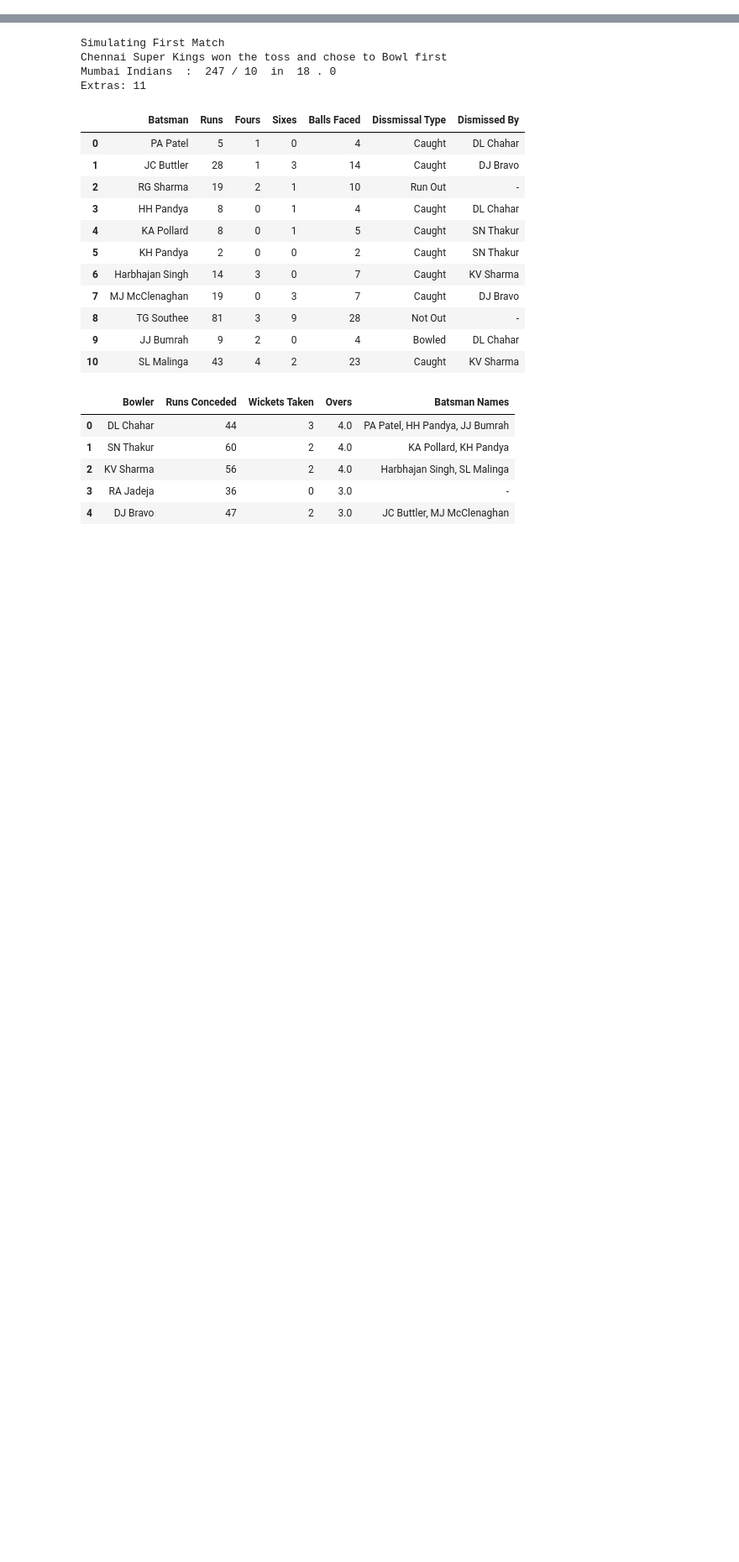
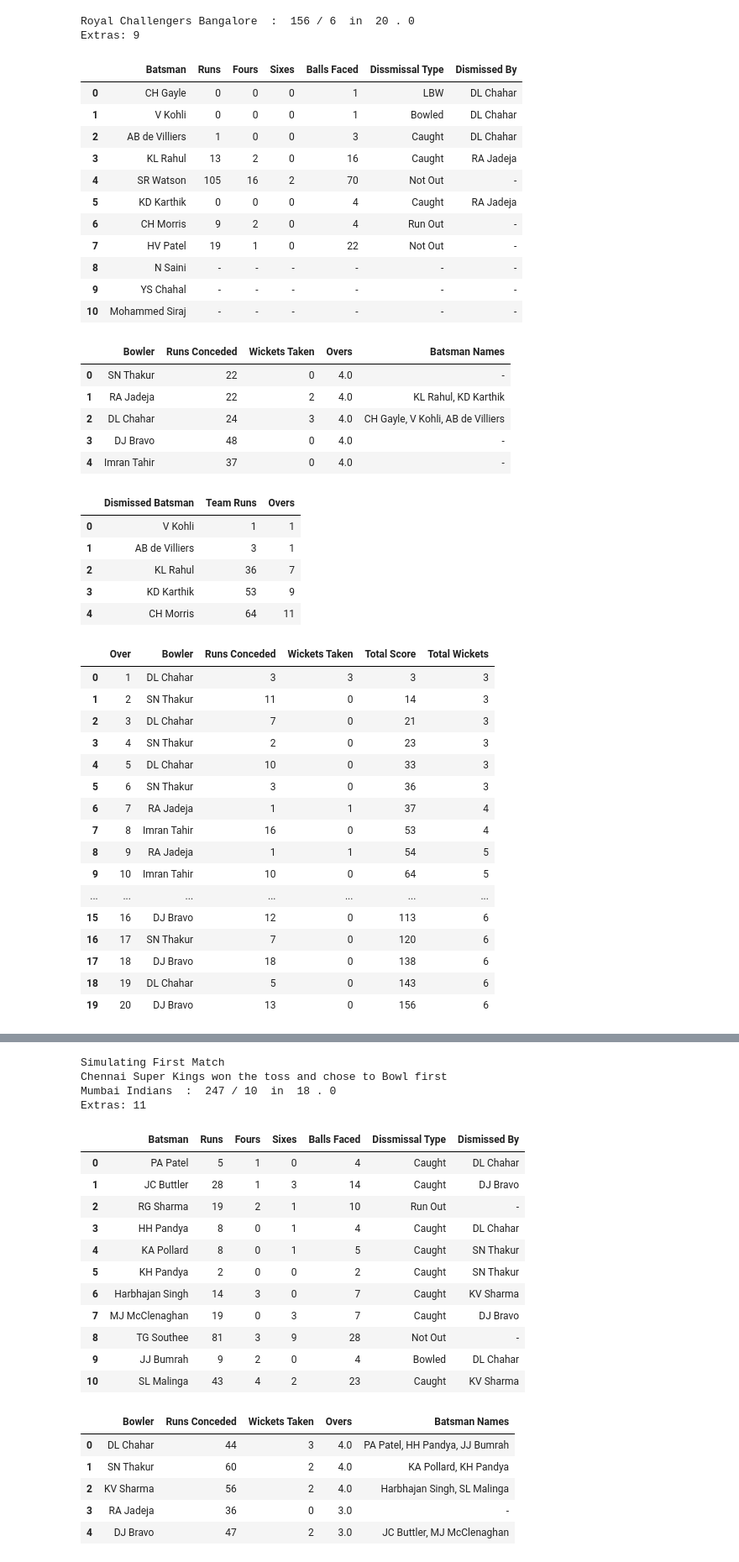
Before and after one commit to AravindM2803/IPL-Simulator, a Jupyter notebook: iplsim/Simulate.ipynb, the cells around one changed output, grey strips where cells are left out. Shown at 84% size. Saved outputs shown, nothing was run; the diff lists cells and outputs as text; code cells hidden in the pictures; blank space fills up the shorter version.

```diff
--- a/iplsim/Simulate.ipynb
+++ b/iplsim/Simulate.ipynb
@@ -14,0 +20,49 @@ model_inn_2 = tf.keras.models.load_model('Models/Inn2_SimpleRNN_10.h5')
+# %%
+inn1_df = pd.DataFrame(columns=BF_Cols)
+inn1 = Innings(RCB_Squad[0], CSK_Squad[1], CSK_Squad[0][0], RCB_Pitch, 1, inn1_df)
+inn1.simulate_inning(model_inn_1)
+display_batting_table(inn1)
+# %% [output]
+Royal Challengers Bangalore  :  156 / 6  in  20 . 0
+Extras: 9
+|  | Batsman | Runs | Fours | Sixes | Balls Faced | Dissmissal Type | Dismissed By |
+| 0 | CH Gayle | 0 | 0 | 0 | 1 | LBW | DL Chahar |
+| 1 | V Kohli | 0 | 0 | 0 | 1 | Bowled | DL Chahar |
+| 2 | AB de Villiers | 1 | 0 | 0 | 3 | Caught | DL Chahar |
+| 3 | KL Rahul | 13 | 2 | 0 | 16 | Caught | RA Jadeja |
+| 4 | SR Watson | 105 | 16 | 2 | 70 | Not Out | - |
+| 5 | KD Karthik | 0 | 0 | 0 | 4 | Caught | RA Jadeja |
+| 6 | CH Morris | 9 | 2 | 0 | 4 | Run Out | - |
+| 7 | HV Patel | 19 | 1 | 0 | 22 | Not Out | - |
+| 8 | N Saini | - | - | - | - | - | - |
+| 9 | YS Chahal | - | - | - | - | - | - |
+| 10 | Mohammed Siraj | - | - | - | - | - | - |
+|  | Bowler | Runs Conceded | Wickets Taken | Overs | Batsman Names |
+| 0 | SN Thakur | 22 | 0 | 4.0 | - |
+| 1 | RA Jadeja | 22 | 2 | 4.0 | KL Rahul, KD Karthik |
+| 2 | DL Chahar | 24 | 3 | 4.0 | CH Gayle, V Kohli, AB de Villiers |
+| 3 | DJ Bravo | 48 | 0 | 4.0 | - |
+| 4 | Imran Tahir | 37 | 0 | 4.0 | - |
+|  | Dismissed Batsman | Team Runs | Overs |
+| 0 | V Kohli | 1 | 1 |
+| 1 | AB de Villiers | 3 | 1 |
+| 2 | KL Rahul | 36 | 7 |
+| 3 | KD Karthik | 53 | 9 |
+| 4 | CH Morris | 64 | 11 |
+|  | Over | Bowler | Runs Conceded | Wickets Taken | Total Score | Total Wickets |
+| 0 | 1 | DL Chahar | 3 | 3 | 3 | 3 |
+| 1 | 2 | SN Thakur | 11 | 0 | 14 | 3 |
+| 2 | 3 | DL Chahar | 7 | 0 | 21 | 3 |
+| 3 | 4 | SN Thakur | 2 | 0 | 23 | 3 |
+| 4 | 5 | DL Chahar | 10 | 0 | 33 | 3 |
+| 5 | 6 | SN Thakur | 3 | 0 | 36 | 3 |
+| 6 | 7 | RA Jadeja | 1 | 1 | 37 | 4 |
+| 7 | 8 | Imran Tahir | 16 | 0 | 53 | 4 |
+| 8 | 9 | RA Jadeja | 1 | 1 | 54 | 5 |
+| 9 | 10 | Imran Tahir | 10 | 0 | 64 | 5 |
+| ... | ... | ... | ... | ... | ... | ... |
+| 15 | 16 | DJ Bravo | 12 | 0 | 113 | 6 |
+| 16 | 17 | SN Thakur | 7 | 0 | 120 | 6 |
+| 17 | 18 | DJ Bravo | 18 | 0 | 138 | 6 |
+| 18 | 19 | DL Chahar | 5 | 0 | 143 | 6 |
+| 19 | 20 | DJ Bravo | 13 | 0 | 156 | 6 |
```
Also changed, not shown: parts of 4 cells of this notebook, 1 other file.
